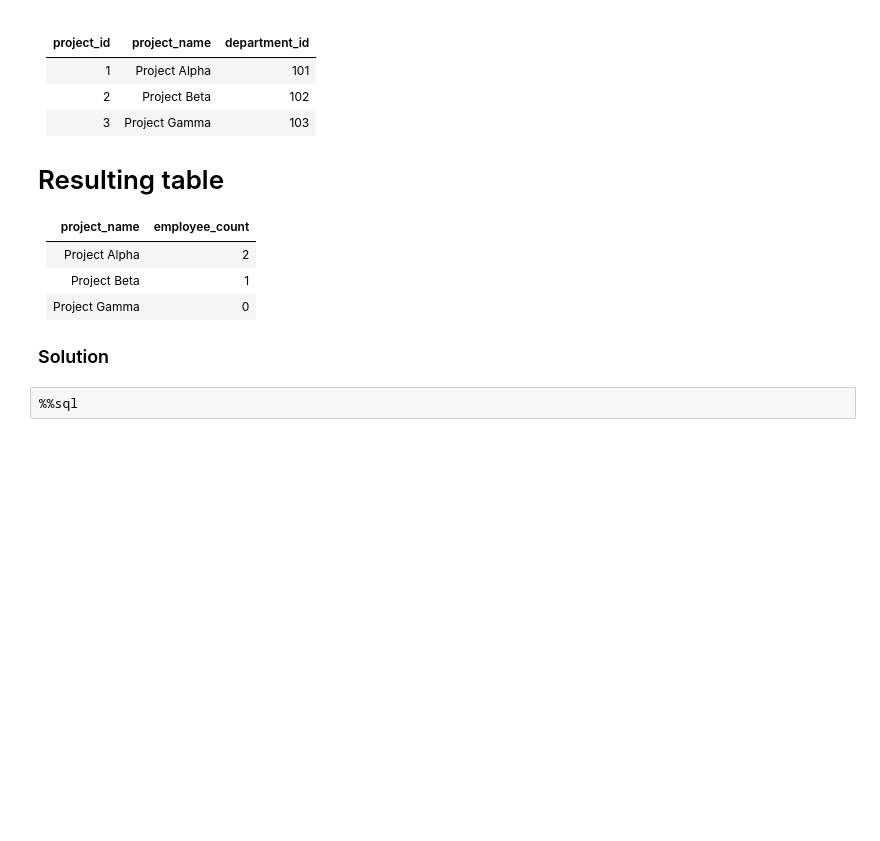
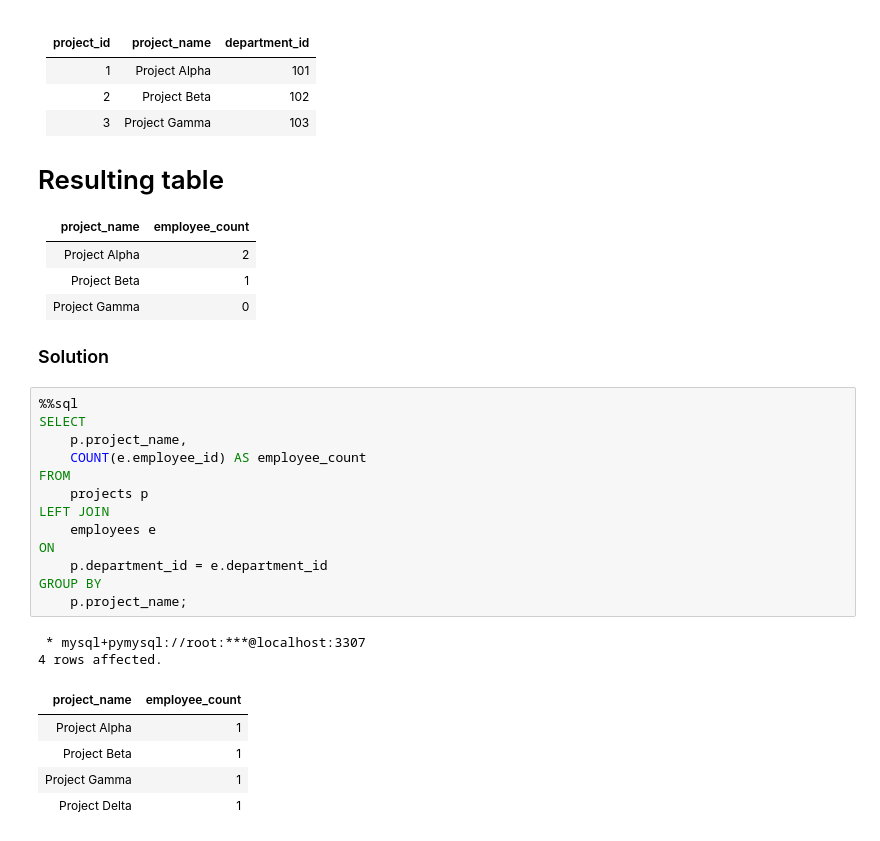
Before and after one commit to adamacadamy/tutorialDocuments, a Jupyter notebook: databases_lesson/RDBMS/exercises/exercise_2.ipynb, the cells around one changed output. Cells and saved outputs as stored; diff of their text form; blank space fills up the shorter version.

```diff
--- a/databases_lesson/RDBMS/exercises/exercise_2.ipynb
+++ b/databases_lesson/RDBMS/exercises/exercise_2.ipynb
@@ -329,3 +461,22 @@ Retrieve the list of projects along with the number of employees working on each
 ### Solution
 # %%
 %%sql
+SELECT
+    p.project_name,
+    COUNT(e.employee_id) AS employee_count
+FROM
+    projects p
+LEFT JOIN
+    employees e
+ON
+    p.department_id = e.department_id
+GROUP BY
+    p.project_name;
+# %% [output]
+ * mysql+pymysql://root:***@localhost:3307
+4 rows affected.
+| project_name | employee_count |
+| Project Alpha | 1 |
+| Project Beta | 1 |
+| Project Gamma | 1 |
+| Project Delta | 1 |
```
Also changed, not shown: parts of 16 cells of this notebook, 5 other files.
